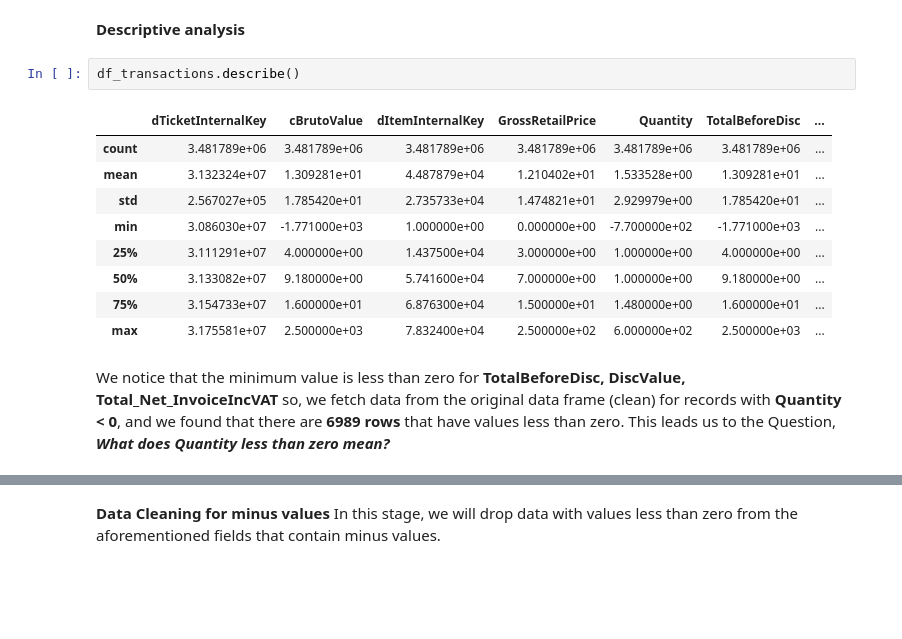
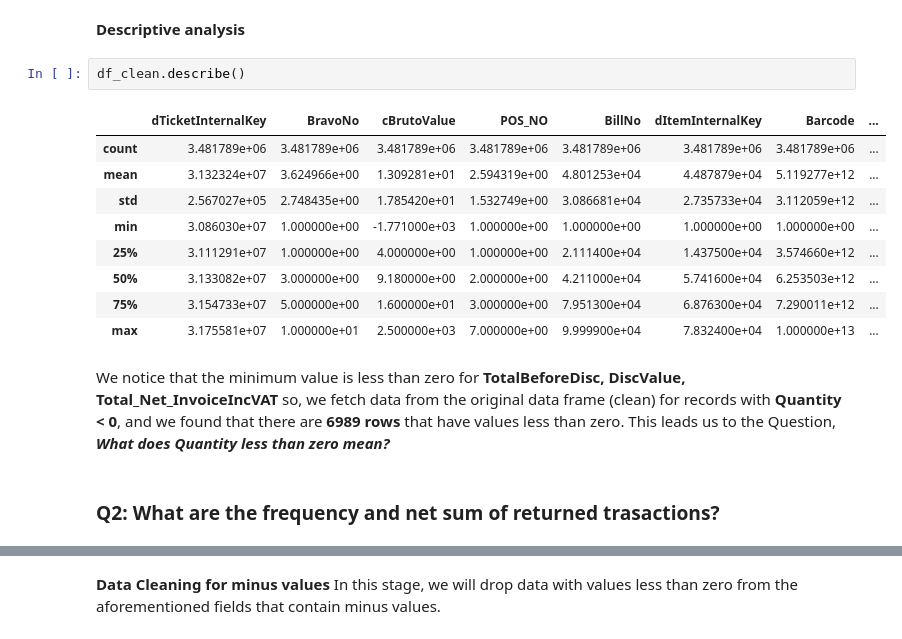
Before and after one commit to POS-Cross/Bravo-EDA, a Jupyter notebook: Bravo_EDA.ipynb, the cells around one changed output, grey strips where cells are left out. Cells and saved outputs as stored; diff of their text form; blank space fills up the shorter version.

```diff
--- a/Bravo_EDA.ipynb
+++ b/Bravo_EDA.ipynb
@@ -297,16 +288,18 @@ df_transactions
 # %% [markdown]
 **Descriptive analysis**
 # %%
-df_transactions.describe()
+df_clean.describe()
 # %% [output]
-|  | dTicketInternalKey | cBrutoValue | dItemInternalKey | GrossRetailPrice | Quantity | TotalBeforeDisc | ... |
-| count | 3.481789e+06 | 3.481789e+06 | 3.481789e+06 | 3.481789e+06 | 3.481789e+06 | 3.481789e+06 | ... |
-| mean | 3.132324e+07 | 1.309281e+01 | 4.487879e+04 | 1.210402e+01 | 1.533528e+00 | 1.309281e+01 | ... |
-| std | 2.567027e+05 | 1.785420e+01 | 2.735733e+04 | 1.474821e+01 | 2.929979e+00 | 1.785420e+01 | ... |
-| min | 3.086030e+07 | -1.771000e+03 | 1.000000e+00 | 0.000000e+00 | -7.700000e+02 | -1.771000e+03 | ... |
-| 25% | 3.111291e+07 | 4.000000e+00 | 1.437500e+04 | 3.000000e+00 | 1.000000e+00 | 4.000000e+00 | ... |
-| 50% | 3.133082e+07 | 9.180000e+00 | 5.741600e+04 | 7.000000e+00 | 1.000000e+00 | 9.180000e+00 | ... |
-| 75% | 3.154733e+07 | 1.600000e+01 | 6.876300e+04 | 1.500000e+01 | 1.480000e+00 | 1.600000e+01 | ... |
-| max | 3.175581e+07 | 2.500000e+03 | 7.832400e+04 | 2.500000e+02 | 6.000000e+02 | 2.500000e+03 | ... |
+|  | dTicketInternalKey | BravoNo | cBrutoValue | POS_NO | BillNo | dItemInternalKey | Barcode | ... |
+| count | 3.481789e+06 | 3.481789e+06 | 3.481789e+06 | 3.481789e+06 | 3.481789e+06 | 3.481789e+06 | 3.481789e+06 | ... |
+| mean | 3.132324e+07 | 3.624966e+00 | 1.309281e+01 | 2.594319e+00 | 4.801253e+04 | 4.487879e+04 | 5.119277e+12 | ... |
+| std | 2.567027e+05 | 2.748435e+00 | 1.785420e+01 | 1.532749e+00 | 3.086681e+04 | 2.735733e+04 | 3.112059e+12 | ... |
+| min | 3.086030e+07 | 1.000000e+00 | -1.771000e+03 | 1.000000e+00 | 1.000000e+00 | 1.000000e+00 | 1.000000e+00 | ... |
+| 25% | 3.111291e+07 | 1.000000e+00 | 4.000000e+00 | 1.000000e+00 | 2.111400e+04 | 1.437500e+04 | 3.574660e+12 | ... |
+| 50% | 3.133082e+07 | 3.000000e+00 | 9.180000e+00 | 2.000000e+00 | 4.211000e+04 | 5.741600e+04 | 6.253503e+12 | ... |
+| 75% | 3.154733e+07 | 5.000000e+00 | 1.600000e+01 | 3.000000e+00 | 7.951300e+04 | 6.876300e+04 | 7.290011e+12 | ... |
+| max | 3.175581e+07 | 1.000000e+01 | 2.500000e+03 | 7.000000e+00 | 9.999900e+04 | 7.832400e+04 | 1.000000e+13 | ... |
 # %% [markdown]
 We notice that the minimum value is less than zero for **TotalBeforeDisc,	DiscValue,	Total_Net_InvoiceIncVAT** so, we fetch data from the original data frame (clean) for records with **Quantity < 0**, and we found that there are **6989 rows** that have values less than zero. This leads us to the Question, ***What does Quantity less than zero mean?***
+# %% [markdown]
+### Q2: What are the frequency and net sum of returned trasactions?
```
Also changed, not shown: parts of 86 cells of this notebook.
